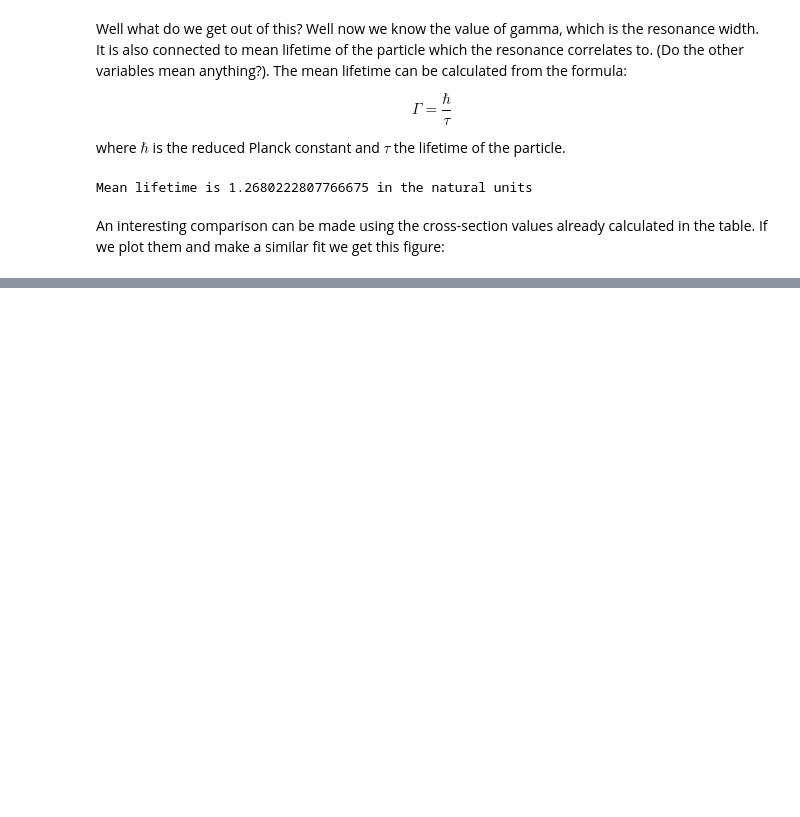
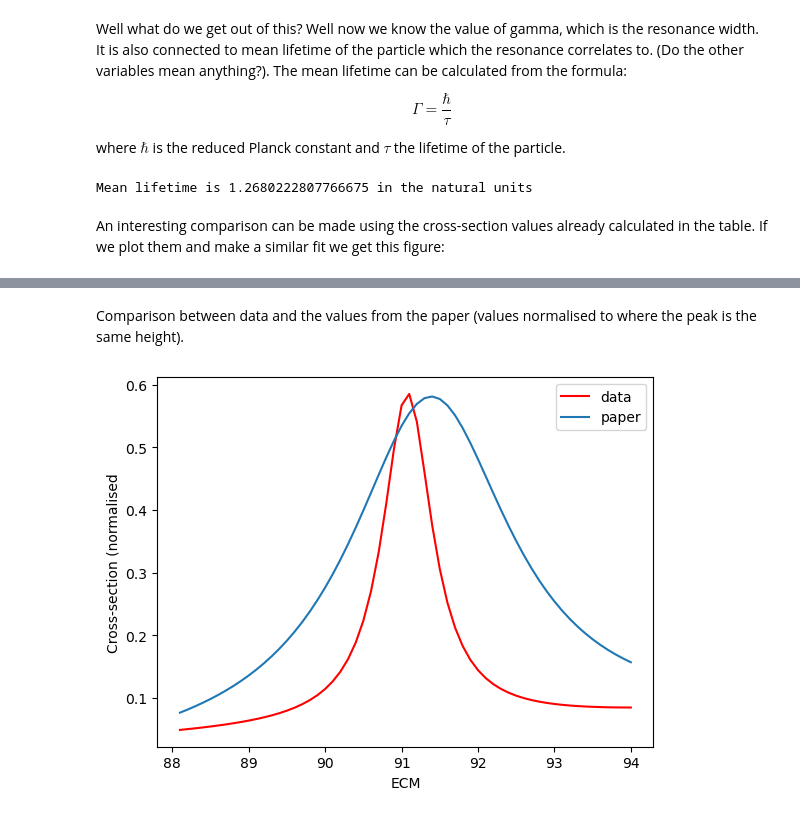
Before and after one commit to kraikisto/CERN_LEP_Z_boson, a Jupyter notebook: 91_line_width_fit.ipynb, the cells around one changed output, grey strips where cells are left out. Drawn from its saved outputs; the diff is of its cells as text; code cells hidden in the pictures; blank space fills up the shorter version.

```diff
--- a/91_line_width_fit.ipynb
+++ b/91_line_width_fit.ipynb
@@ -190,0 +193,11 @@ A = 5.11999611081458 +- 0.07958031982158413
+# %% [markdown]
+Comparison between data and the values from the paper (values normalised to where the peak is the same height).
+# %%
+plt.plot(more_points, breitwigner(more_points, *best), 'r-', label='data'.format(best[0], best[1]))
+plt.plot(more_points, breitwigner(more_points, *best2)/2.3, '-', label='paper')
+plt.xlabel("ECM")
+plt.ylabel("Cross-section (normalised")
+plt.legend()
+plt.show()
+# %% [output]
+[figure, added]
```
Also changed, not shown: parts of 4 cells of this notebook.
